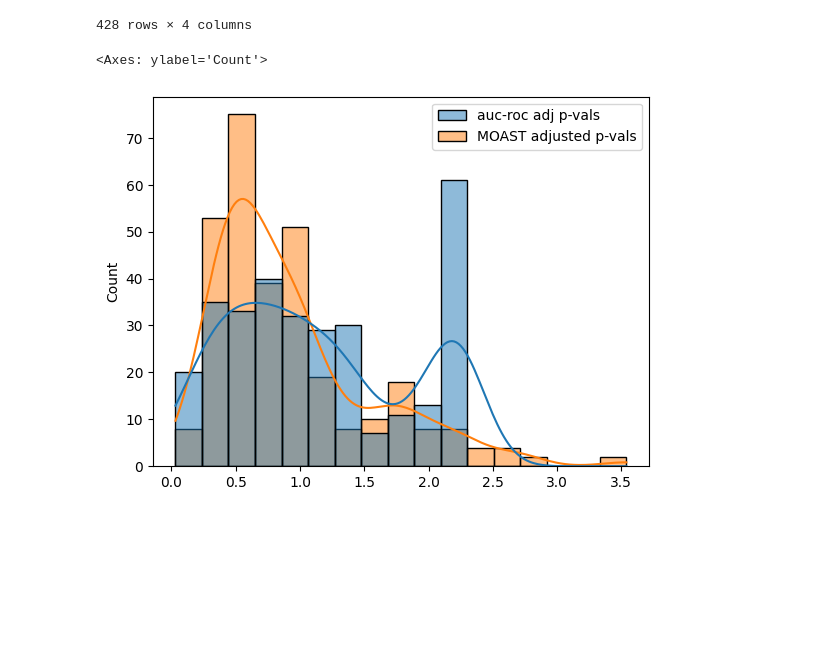
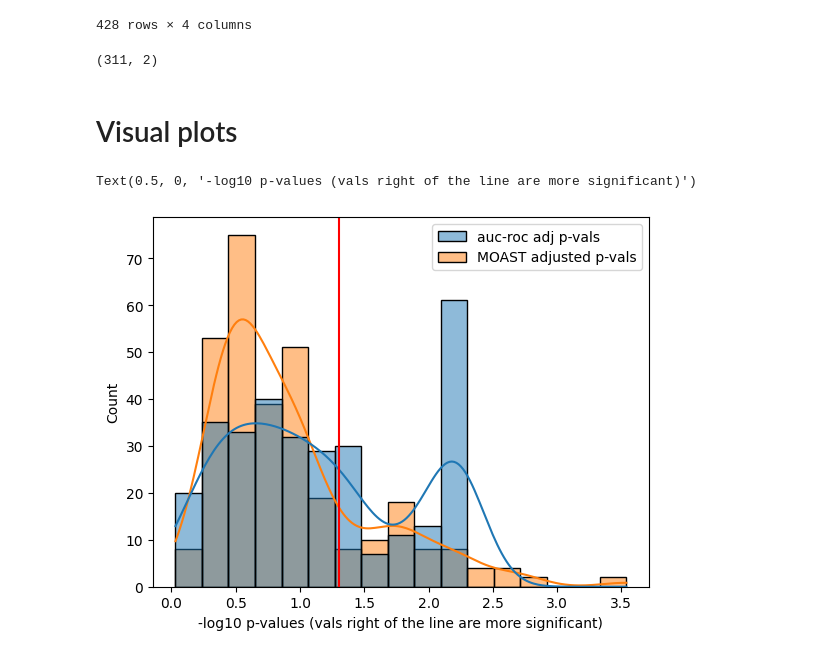
Before and after one commit to alohith/MOAST, a Jupyter notebook: moast_vs_aucroc.ipynb, the cells around one changed output. Drawn from its saved outputs; the diff is of its cells as text; code cells hidden in the pictures; blank space fills up the shorter version.

```diff
--- a/moast_vs_aucroc.ipynb
+++ b/moast_vs_aucroc.ipynb
@@ -2,11 +2,14 @@
 import pandas as pd, numpy as np
 from matplotlib import pyplot as plt
 import seaborn as sns
+from scipy.stats import mannwhitneyu, ttest_ind, chi2_contingency, levene, ks_2samp, wilcoxon
 
-p_vals = "/Users/dterciano/Desktop/LokeyLabFiles/TargetMol/auc-roc_research/auc and MOAST comparison/p_val_comparison.csv"
+# p_vals = "/Users/dterciano/Desktop/LokeyLabFiles/TargetMol/auc-roc_research/auc and MOAST comparison/p_val_comparison.csv"
+p_vals = "/mnt/c/Users/derfelt/Desktop/LokeyLabFiles/TargetMol/auc-roc_research/auc and MOAST comparison/p_val_comparison.csv"
 p_vals = pd.read_csv(p_vals, index_col=0)
 
-auc_roc = "/Users/dterciano/Desktop/LokeyLabFiles/TargetMol/auc-roc_research/FINAL_auc_roc_analysis/no_cp_filtering/TM_1-27_1+10_full_0.8_horiztacked.csv"
+# auc_roc = "/Users/dterciano/Desktop/LokeyLabFiles/TargetMol/auc-roc_research/FINAL_auc_roc_analysis/no_cp_filtering/TM_1-27_1+10_full_0.8_horiztacked.csv"
+auc_roc = "/mnt/c/Users/derfelt/Desktop/LokeyLabFiles/TargetMol/auc-roc_research/FINAL_auc_roc_analysis/no_cp_filtering/TM_1-27_1+10_full_0.8_horiztacked.csv"
 auc_roc = pd.read_csv(auc_roc, index_col=0)
 
 display(p_vals, auc_roc)
@@ -43,9 +46,22 @@ display(p_vals, auc_roc)
 merge_df = pd.merge(left=auc_roc, right=p_vals, left_index=True, right_index=True, how='right')
 merge_df = merge_df[['adjusted p-value', 'adjusted p-vals']]
 merge_df.rename(columns={'adjusted p-value': 'auc-roc adj p-vals', 'adjusted p-vals': 'MOAST adjusted p-vals'}, inplace=True)
+print(merge_df.shape)
 
-# sns.kdeplot(data=merge_df)
-sns.histplot(data=pd.DataFrame(-np.log10(merge_df.values), columns=merge_df.columns), kde=True)
+log10_merge = pd.DataFrame(-np.log10(merge_df.values), columns=merge_df.columns)
 # %% [output]
-<Axes: ylabel='Count'>
+(311, 2)
-[figure, removed]
+# %% [markdown]
+# Visual plots
+# %%
+# sns.kdeplot(data=merge_df)
+sig_thresh = 0.05
+
+fig, ax = plt.subplots()
+sns.histplot(data=log10_merge, kde=True, ax=ax)
+# sns.histplot(data=merge_df[(merge_df['auc-roc adj p-vals'] <= sig_thresh) & (merge_df['MOAST adjusted p-vals'] <= sig_thresh)], kde=True, ax=ax)
+ax.axvline(x=-np.log10(sig_thresh), color='r')
+ax.set_xlabel("-log10 p-values (vals right of the line are more significant)")
+# %% [output]
+Text(0.5, 0, '-log10 p-values (vals right of the line are more significant)')
+[figure, added]
```
Also changed, not shown: parts of 3 cells of this notebook, 1 other file.
